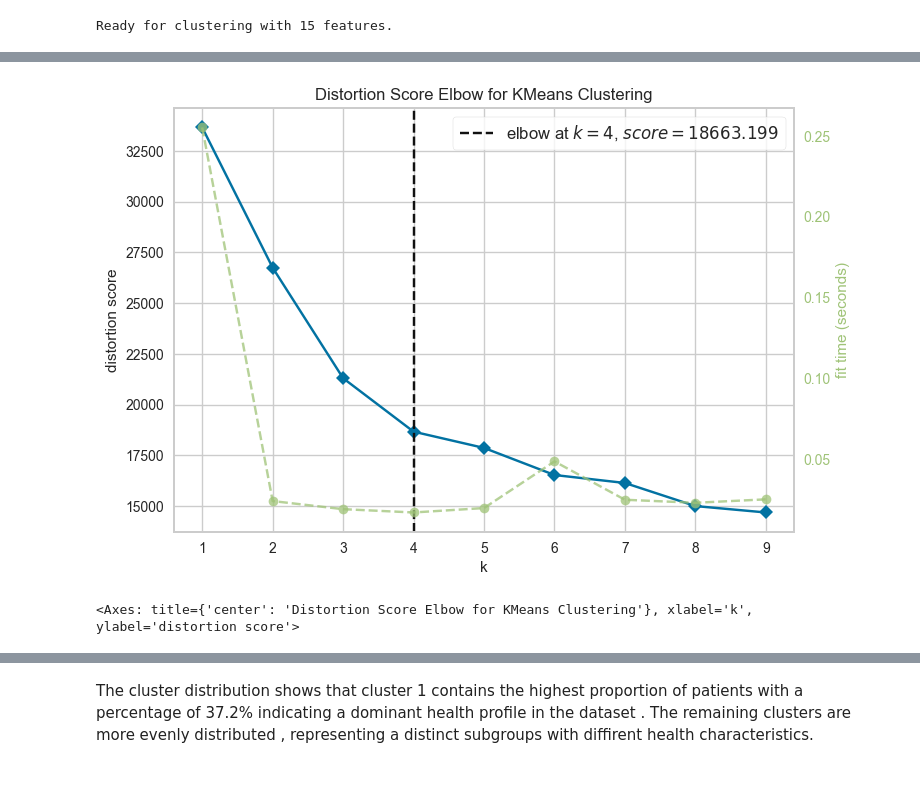
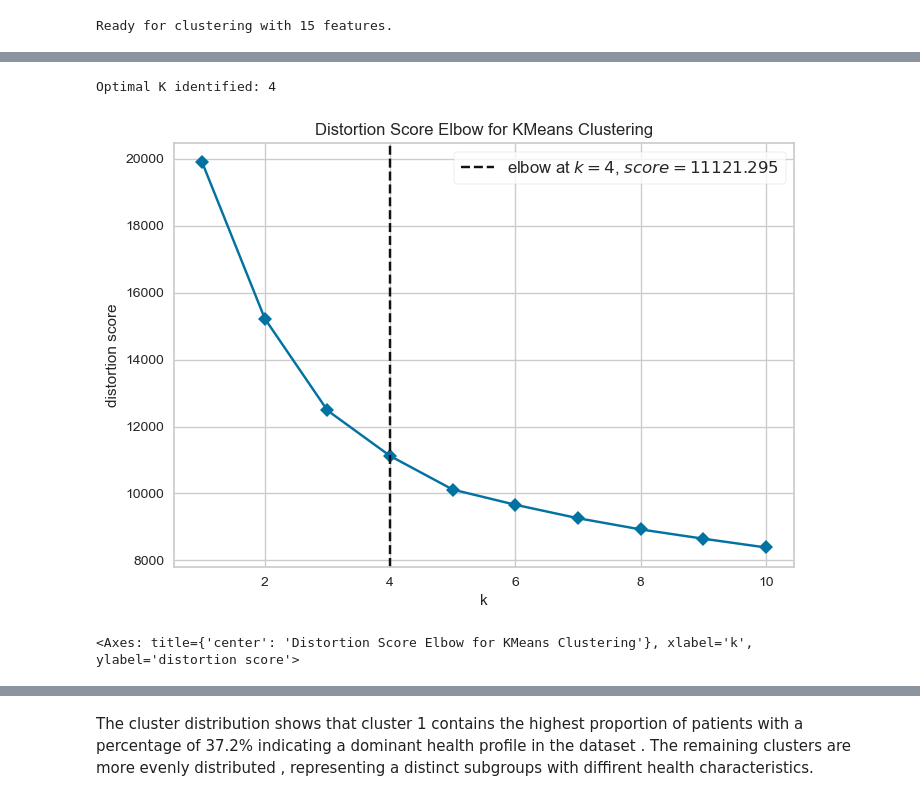
Before and after one commit to madidzanga-coder/MLG382-CYO-PROJECT-----Group-11, a Jupyter notebook: notebooks/cluster_modelling.ipynb, the cells around one changed output, grey strips where cells are left out. Saved outputs shown, nothing was run; the diff lists cells and outputs as text; code cells hidden in the pictures.

Commit message:
Web app update and model additions and fixes.

```diff
--- a/notebooks/cluster_modelling.ipynb
+++ b/notebooks/cluster_modelling.ipynb
@@ -49,9 +49,22 @@ X_train_scaled.head()
 # %%
-model = KMeans()
-visualizer = KElbowVisualizer(model, k=(1,10))
+from yellowbrick.cluster.elbow import KElbowVisualizer
+from sklearn.cluster import KMeans
+import matplotlib.pyplot as plt
 
-visualizer.fit(X_train_scaled)    # The elbow method helps us to find the value of k so that we can cluster accordingly .
-visualizer.poof()
+# 1. Setup the model with the 'dirty fix'
+model = KMeans(n_init=10, random_state=42)
+model._estimator_type = "clusterer"
+
+# 2. Fit the visualizer
+# Use 'distortion' to match the standard Elbow method behavior
+visualizer = KElbowVisualizer(model, k=(1,11), metric='distortion', timings=False)
+visualizer.fit(X_train_scaled)
+
+# 3. Access the calculated elbow directly from the object
+print(f"Optimal K identified: {visualizer.elbow_value_}")
+
+visualizer.show()
 # %% [output]
+Optimal K identified: 4
-[figure, old version]
+[figure, new version]
-<Axes: title={'center': 'Distortion Score Elbow for KMeans Clustering'}, xlabel='k', ylabel='distortion score'>
+<Axes: title={'center': 'Distortion Score Elbow for KMeans Clustering'}, xlabel='k', ylabel='distortion score'>
```
Also changed, not shown: parts of 13 cells of this notebook, 4 other files.
